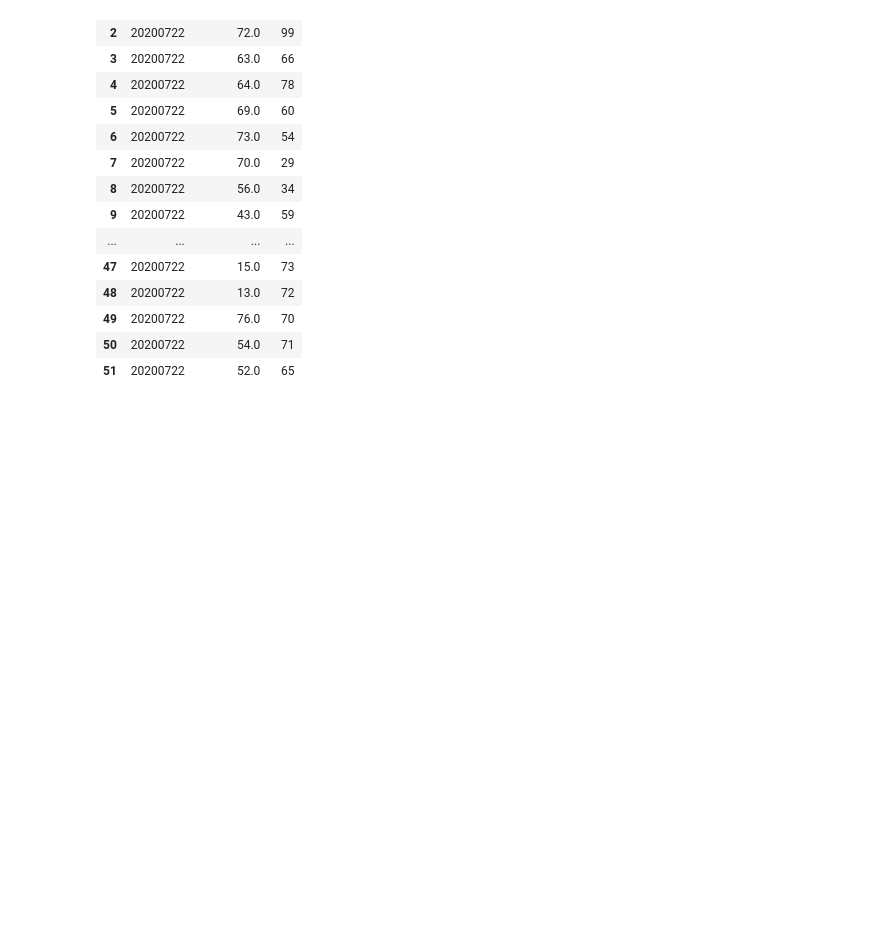
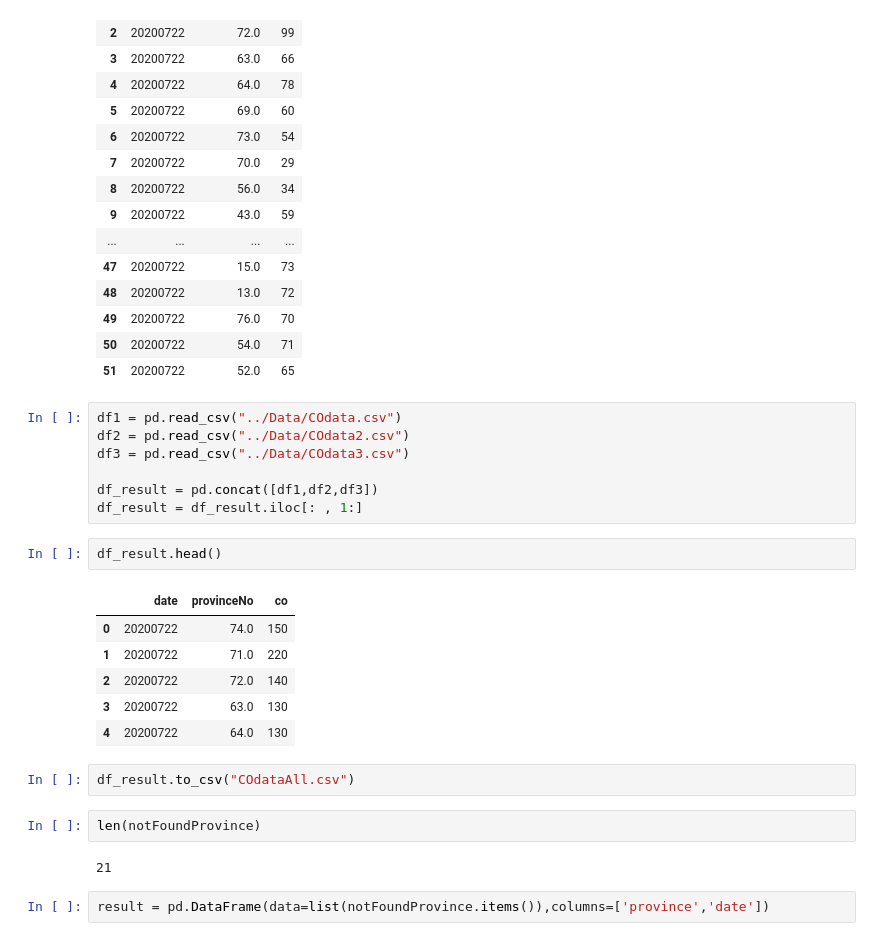
Before and after one commit to Peemajoke/DataSciProject2, a Jupyter notebook: Code/ScrapeData.ipynb, the cells around one changed output. Drawn from its saved outputs; the diff is of its cells as text; blank space fills up the shorter version.

```diff
--- a/Code/ScrapeData.ipynb
+++ b/Code/ScrapeData.ipynb
@@ -262,3 +310,27 @@ dfO3.to_csv('../Data/O3Data.csv')
 | 49 | 20200722 | 76.0 | 70 |
 | 50 | 20200722 | 54.0 | 71 |
 | 51 | 20200722 | 52.0 | 65 |
+# %%
+df1 = pd.read_csv("../Data/COdata.csv")
+df2 = pd.read_csv("../Data/COdata2.csv")
+df3 = pd.read_csv("../Data/COdata3.csv")
+
+df_result = pd.concat([df1,df2,df3])
+df_result = df_result.iloc[: , 1:]
+# %%
+df_result.head()
+# %% [output]
+|  | date | provinceNo | co |
+| 0 | 20200722 | 74.0 | 150 |
+| 1 | 20200722 | 71.0 | 220 |
+| 2 | 20200722 | 72.0 | 140 |
+| 3 | 20200722 | 63.0 | 130 |
+| 4 | 20200722 | 64.0 | 130 |
+# %%
+df_result.to_csv("COdataAll.csv")
+# %%
+len(notFoundProvince)
+# %% [output]
+21
+# %%
+result = pd.DataFrame(data=list(notFoundProvince.items()),columns=['province','date'])
```
Also changed, not shown: parts of 10 cells of this notebook, 2 other files.
